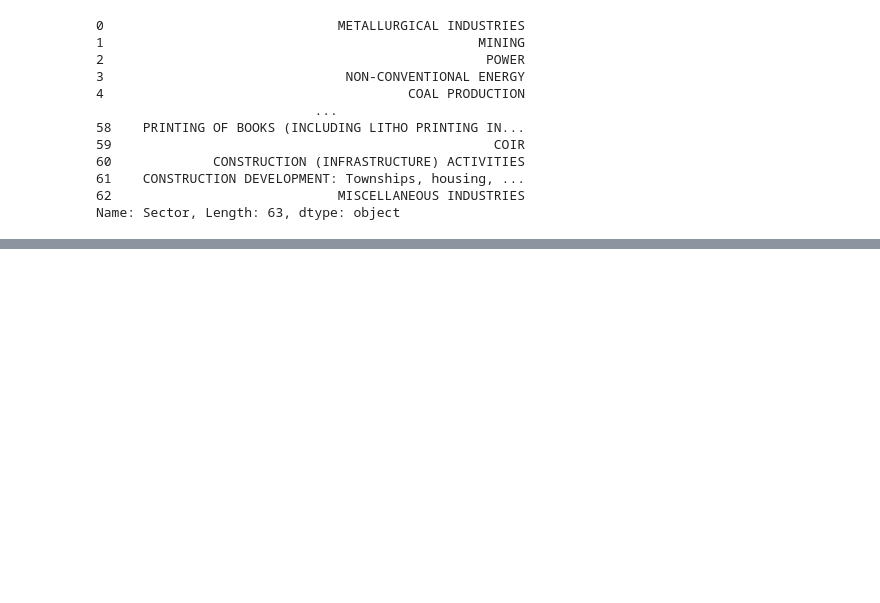
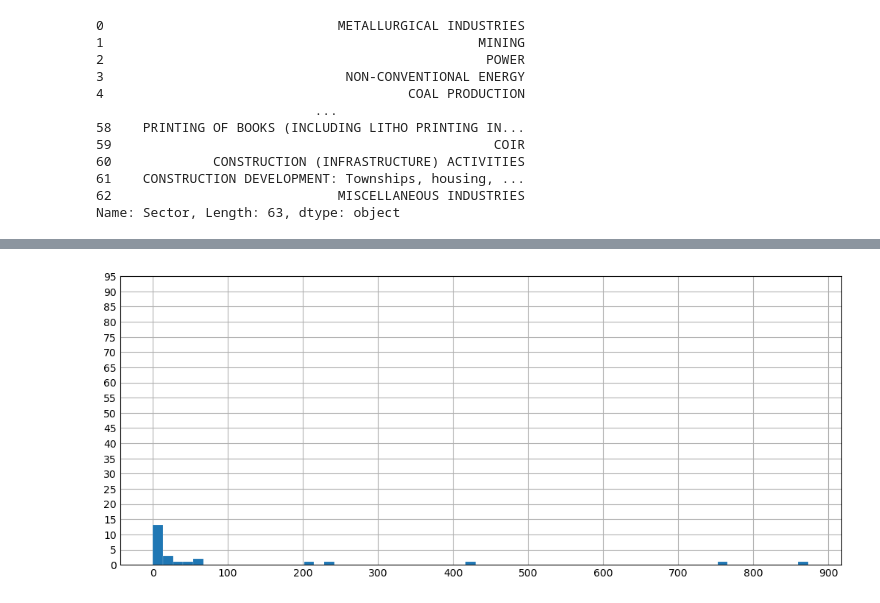
Before and after one commit to Apurv48/Foreign-Direct-Investment-Analytics, a Jupyter notebook: Foreign Direct Investment Analytics.ipynb, the cells around one changed output, grey strips where cells are left out. Saved outputs shown, nothing was run; the diff lists cells and outputs as text; code cells hidden in the pictures; blank space fills up the shorter version.

```diff
--- a/Foreign Direct Investment Analytics.ipynb
+++ b/Foreign Direct Investment Analytics.ipynb
@@ -295,0 +330,9 @@ KeyboardInterrupt: Interrupted by user
+# %%
+year=data['2001-02'].head(25)
+plt.hist(year,bins=65,linewidth=0.1,edgecolor='white')
+plt.xticks(np.arange(0, 1000, 100))
+plt.yticks(np.arange(0, 100, 5))
+
+plt.show()
+# %% [output]
+[figure, added]
```
Also changed, not shown: parts of 9 cells of this notebook.
